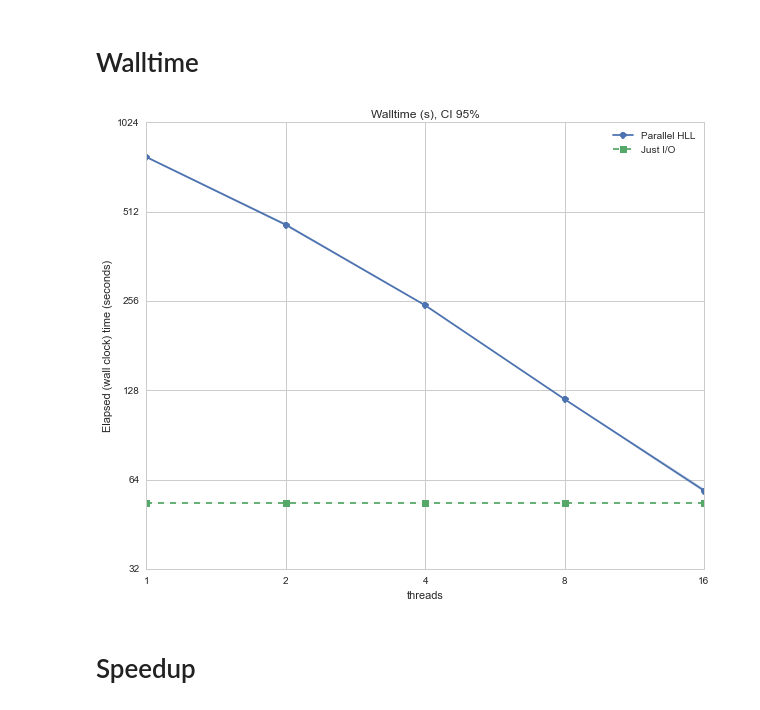
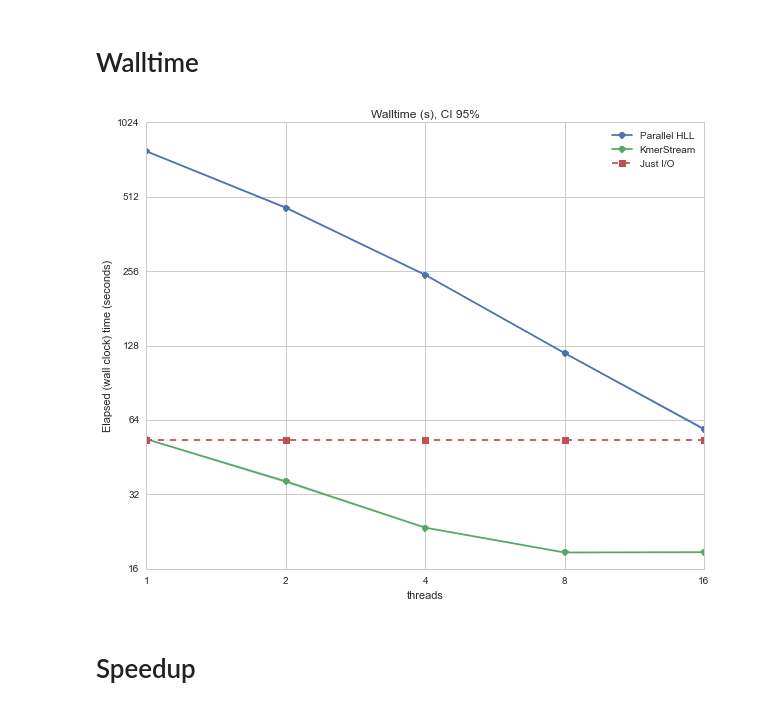
Before and after one commit to luizirber/2014-hll-counter, a Jupyter notebook: notebooks/Figures.ipynb, the cells around one changed output. Cells and saved outputs as stored; diff of their text form; code cells hidden in the pictures.

```diff
--- a/notebooks/Figures.ipynb
+++ b/notebooks/Figures.ipynb
@@ -26,14 +26,16 @@ sns.set_style('whitegrid')
 # %%
 summary_io = parse_exp('just-io', REPLICATES, dir='../benchmarks')
 summary_hll = parse_exp('unique-kmers', REPLICATES, threads=THREADS, dir='../benchmarks')
+summary_kmerstream = parse_exp('kmerstream', REPLICATES, threads=THREADS, dir='../benchmarks')
 # %%
-plot_data_walltime = prepare_plot_data(summary_io, summary_hll, 'Elapsed (wall clock) time (seconds)')
+plot_data_walltime = prepare_plot_data(summary_io, summary_hll, summary_kmerstream, 'Elapsed (wall clock) time (seconds)')
 fig = tsplot(plot_data_walltime, "Elapsed (wall clock) time (seconds)")
 ax = fig.gca()
+ax.set_ylim()#bottom=1)
 ax.set_title("Walltime (s), CI 95%")
 fig.savefig('../manuscript/figures/io_bound_walltime.pdf')
 # %% [output]
-[figure, old version]
+[figure, new version]
 # %% [markdown]
 # Speedup
 # %%
```
Also changed, not shown: parts of 6 cells of this notebook, 2 other files.
